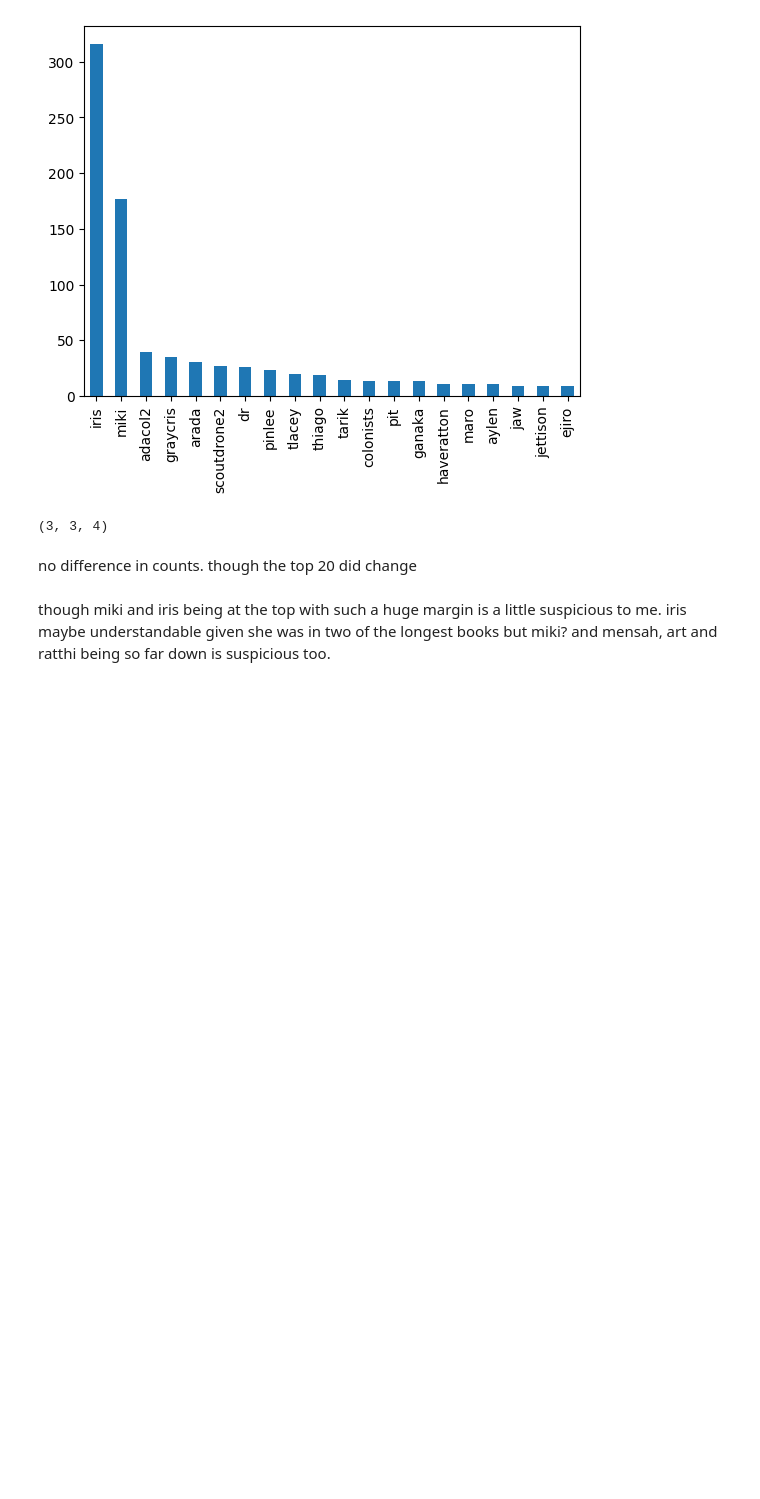
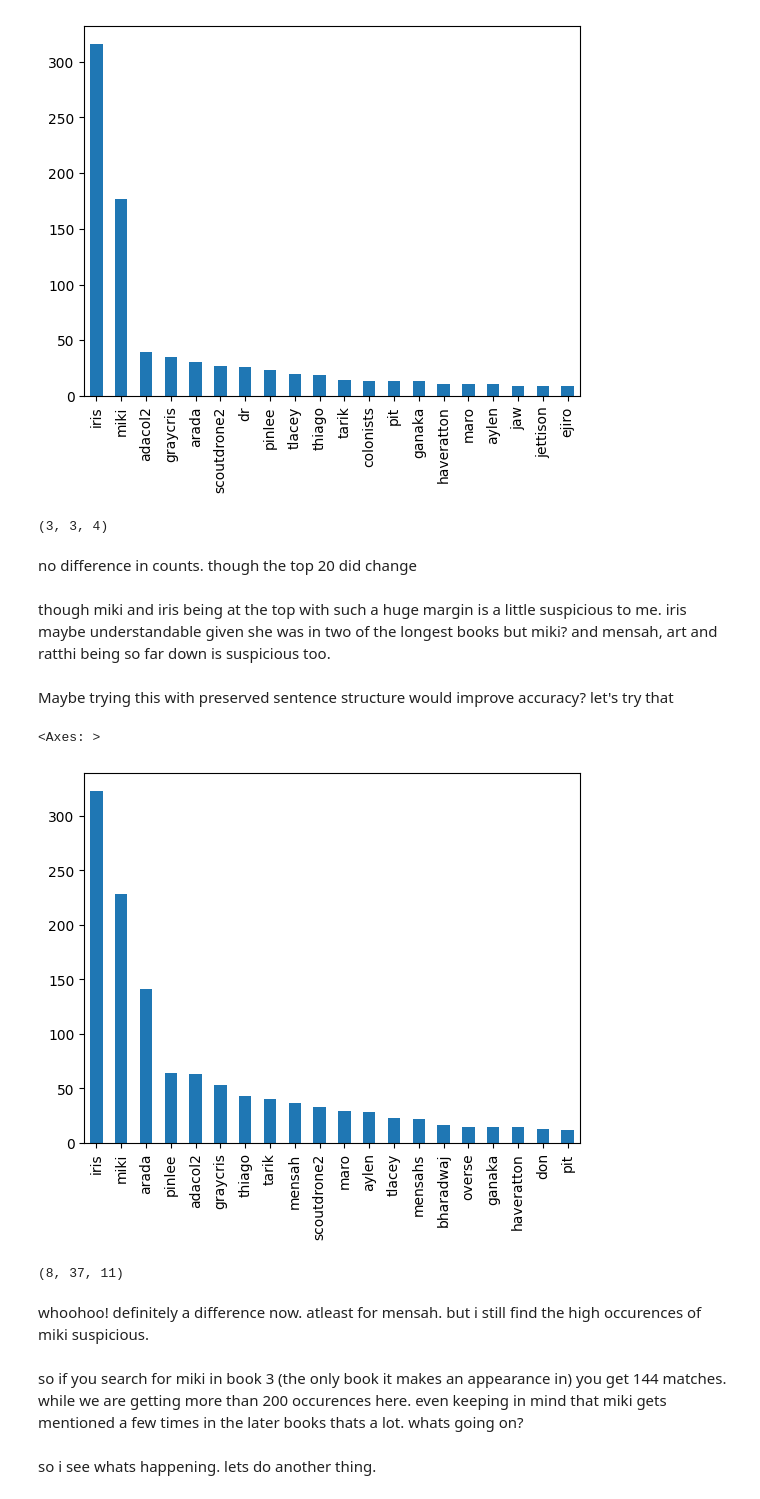
Before and after one commit to akankshazc/character_quiz_generator, a Jupyter notebook: 3_Data_Analysis/test_name_entity_analysis.ipynb, the cells around one changed output. Drawn from its saved outputs; the diff is of its cells as text; code cells hidden in the pictures; blank space fills up the shorter version.

```diff
--- a/3_Data_Analysis/test_entity_analysis.ipynb
+++ b/3_Data_Analysis/test_name_entity_analysis.ipynb
@@ -226,3 +226,5 @@ new_mb_people_series.value_counts()['art'], new_mb_people_series.value_counts()[
 no difference in counts. though the top 20 did change
 # %% [markdown]
 though miki and iris being at the top with such a huge margin is a little suspicious to me. iris maybe understandable given she was in two of the longest books but miki? and mensah, art and ratthi being so far down is suspicious too.
+# %% [markdown]
+Maybe trying this with preserved sentence structure would improve accuracy? let's try that
@@ -228,0 +284,51 @@ though miki and iris being at the top with such a huge margin is a little suspic
+# %%
+ir_nlp = spacy.load("en_core_web_sm")
+ir_ents = {}
+
+for name, text in ir_chapter_texts.items():
+    ir_doc = ir_nlp(text)
+    ir_ents[name] = [(ent.text, ent.label_) for ent in ir_doc.ents]
+
+
+ir_people_dict = {}
+ir_org_dict = {}
+ir_loc_dict = {}
+
+for name, ents in ir_ents.items():
+    ir_people_dict[name] = []
+    ir_org_dict[name] = []
+    ir_loc_dict[name] = []
+    for ent in ents:
+        if ent[1] == 'PERSON' and ent[0] not in ir_people_dict[name]:
+            ir_people_dict[name].append(ent[0])
+        elif ent[1] == 'ORG' and ent[0] not in ir_org_dict[name]:
+            ir_org_dict[name].append(ent[0])
+        elif ent[1] == 'LOC' and ent[0] not in ir_loc_dict[name]:
+            ir_loc_dict[name].append(ent[0])
+# %%
+new_mb_people_list = []
+
+for name, ents in mb_ents.items():
+    for ent in ents:
+        if ent[1] == 'PERSON':
+            new_mb_people_list.append(ent[0])
+
+# making sure we are plotting word frequencies of the people.
+new_mb_people_list = ' '.join(new_mb_people_list).split()
+
+new_mb_people_series = pd.Series(new_mb_people_list)
+
+new_mb_people_series.value_counts().head(20).plot(kind='bar')
+# %% [output]
+<Axes: >
+[figure, added]
+# %%
+new_mb_people_series.value_counts()['art'], new_mb_people_series.value_counts()['mensah'], new_mb_people_series.value_counts()['ratthi']
+# %% [output]
+(8, 37, 11)
+# %% [markdown]
+whoohoo! definitely a difference now. atleast for mensah. but i still find the high occurences of miki suspicious.
+# %% [markdown]
+so if you search for miki in book 3 (the only book it makes an appearance in) you get 144 matches. while we are getting more than 200 occurences here. even keeping in mind that miki gets mentioned a few times in the later books thats a lot. whats going on?
+# %% [markdown]
+so i see whats happening. lets do another thing.
```
Also changed, not shown: parts of 6 cells of this notebook.
